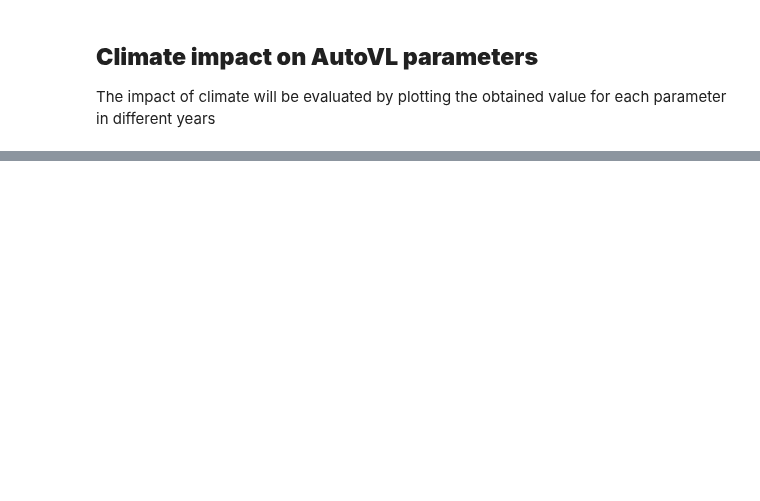
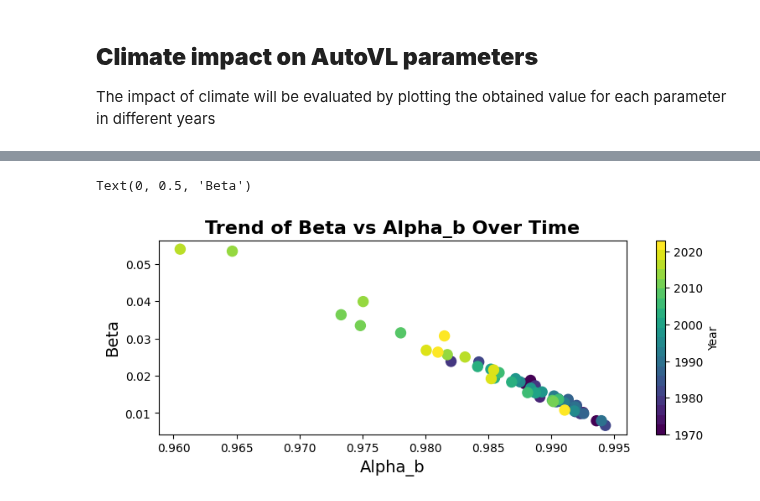
Before and after one commit to ssharifazari/AutoVL, a Jupyter notebook: AutoVL.ipynb, the cells around one changed output, grey strips where cells are left out. Saved outputs shown, nothing was run; the diff lists cells and outputs as text; code cells hidden in the pictures; blank space fills up the shorter version.

```diff
--- a/AutoVL.ipynb
+++ b/AutoVL.ipynb
@@ -470,0 +490,13 @@ plt.show()
+# %%
+# Trend of Beta vs Alpha_b Over Time
+plt.figure(figsize=(9,3))
+cmap = plt.get_cmap('viridis', min(len(uniqe_years), 20))
+scatter = plt.scatter(ALPHA_b, BETA, c = uniqe_years, cmap=cmap, edgecolors=None, s=75)
+cbar = plt.colorbar(scatter)
+cbar.set_label("Year")
+plt.title('Trend of Beta vs Alpha_b Over Time', fontsize=16, fontweight='bold')
+plt.xlabel('Alpha_b', fontsize=14)
+plt.ylabel('Beta', fontsize=14)
+# %% [output]
+Text(0, 0.5, 'Beta')
+[figure, added]
```
Also changed, not shown: parts of 9 cells of this notebook.
